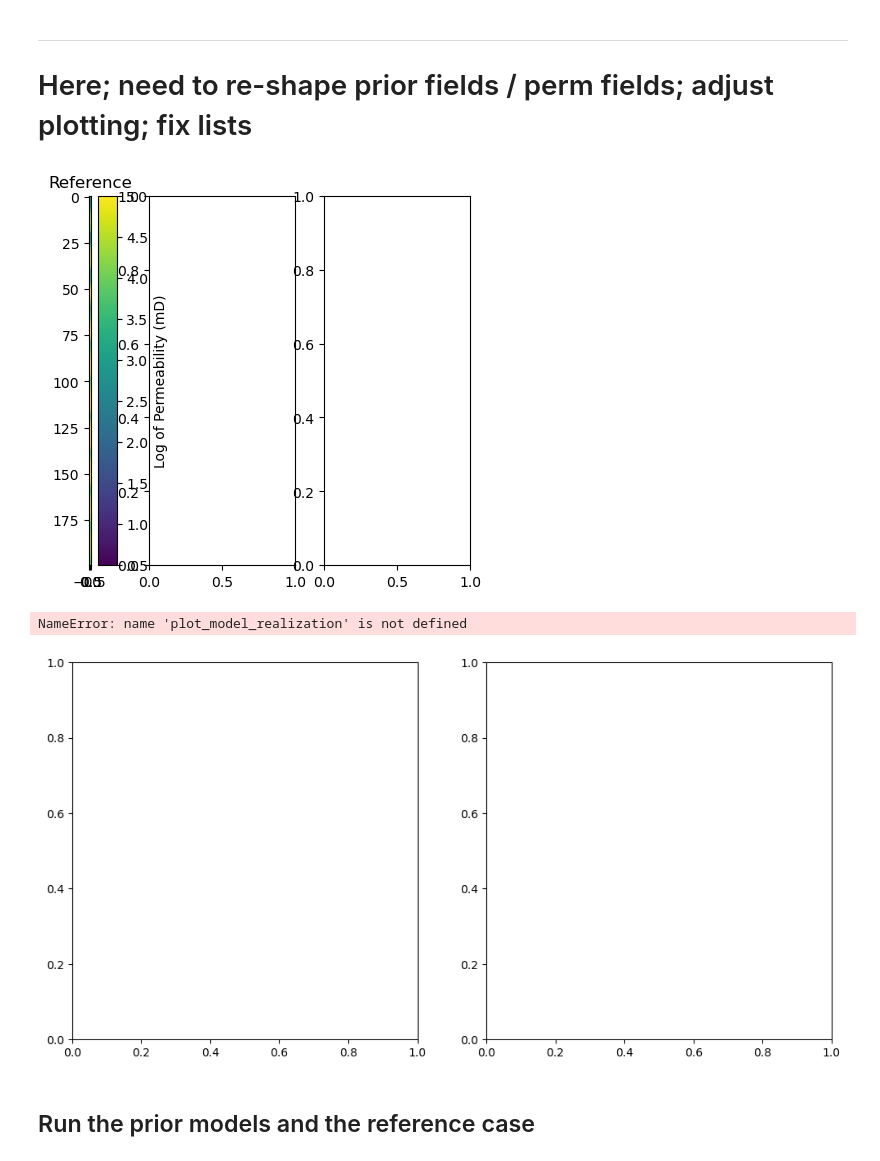
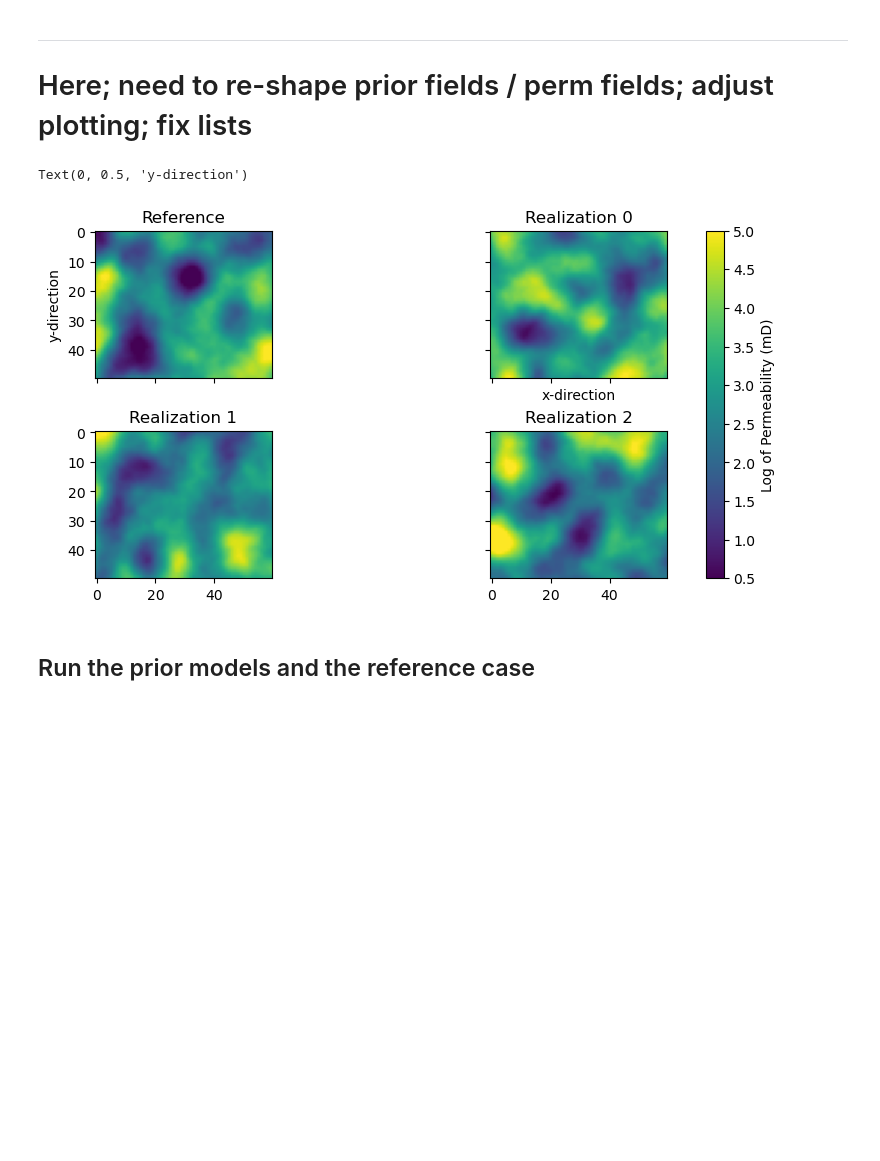
Before and after one commit to tuda-geo/resmda, a Jupyter notebook: notebooks/dev-ESMDA.ipynb, the cells around one changed output. Cells and saved outputs as stored; diff of their text form; code cells hidden in the pictures; blank space fills up the shorter version.

```diff
--- a/notebooks/dev-ESMDA.ipynb
+++ b/notebooks/dev-ESMDA.ipynb
@@ -82,64 +85,38 @@ fig.colorbar(im, ax=ax)
 # %%
 # Create 101 random permeability fields with mean 10 and std 1
 Ne = 100
 nc = nx*ny
 
 # Generate the ensembles
-mpr = np.full((nc,1),3.0)
 lCholesky = np.linalg.cholesky(cov)
-mList = []
+
+mList = np.full((Ne+1, nx, ny), 3.0, order='F')  # <= What is this three? => add to random
+
 for i in range(Ne+1): #+1 for the reference model
-    z = np.random.normal(size=(nc,1))
-    mList.append(mpr + lCholesky @ z)
+    z = rng.normal(size=nc)
+    mList[i, ...] += (lCholesky @ z).reshape((nx, ny), order='F')
 
-#MGridPrior remove the first to be the reference model
 #clip the mList to min = 0.5 and max = 5 (related to MGrid values)
 bound_max= 5
 bound_min= 0.5
 mList = np.clip(mList, bound_min, bound_max)
 
-mid_index = len(mList) // 2
-# Set the middle element as the reference model
-MReference = np.array(mList[mid_index])
-# Slice the array to exclude the middle element
-mList_without_middle = np.concatenate([mList[:mid_index], mList[mid_index+1:]])
+# Set a reference model
+MReference = mList[1, ...]
 # Use the remaining elements for MGridPrior
-MGridPrior = np.transpose(np.array(mList_without_middle).reshape((Ne, nx, ny)))
+MGridPrior = mList[1:, ...]
+
+fig, axs = plt.subplots(2, 2, figsize=(9, 4), sharex=True, sharey=True, constrained_layout=True)
+axs = axs.ravel()
+for i, t in enumerate(['Reference', 'Realization 0', 'Realization 1', 'Realization 2']):
+    axs[i].set_title(t)
+    im = axs[i].imshow(mList[i, ...].T, vmin=bound_min, vmax=bound_max)
+fig.colorbar(im, ax=axs, label='Log of Permeability (mD)')
+axs[1].set_xlabel('x-direction')
+axs[0].set_ylabel('y-direction')
+# %% [output]
+Text(0, 0.5, 'y-direction')
+[figure, added]
-# %%
-#plot the MReference
-fig, axs = plt.subplots(1, 3)
-
-axs[0].set_title('Reference')
-im = axs[0].imshow(MReference, vmin=bound_min, vmax=bound_max)
-fig.colorbar(im, ax=axs[0], label='Log of Permeability (mD)')
-
-ax.set_xlabel('X-axis')
-ax.set_ylabel('Y-axis')
-ax.set_xticks([])
-ax.set_yticks([])
-
-plt.show()
-
-# Create a figure and axis with a specific size
-fig, ax = plt.subplots(nrows=1, ncols=2, figsize=(12, 6))
-
-# Plot your data (assuming PlotModelRealization is a custom function you have)
-im = plot_model_realization(MGridPrior[:,0], 'Realization 0', ax[0], vmin=bound_min, vmax=bound_max)
-plot_model_realization(MGridPrior[:,1], 'Realization 1', ax[1], vmin=bound_min, vmax=bound_max)
-# Add colorbar
-fig.colorbar(im, ax=ax, label='Log of Permeability (mD)')
-# Add x and y labels
-for axis in ax:
-    axis.set_xlabel('X-axis')
-    axis.set_ylabel('Y-axis')
-    axis.set_xticks([])
-    axis.set_yticks([])
-# Show the plot
-plt.show()
-# %% [output]
-[figure, removed]
-NameError: name 'plot_model_realization' is not defined
-[figure, removed]
 # %% [markdown]
 ## Run the prior models and the reference case
 # %%
```
Also changed, not shown: parts of 3 cells of this notebook, 1 other file.
